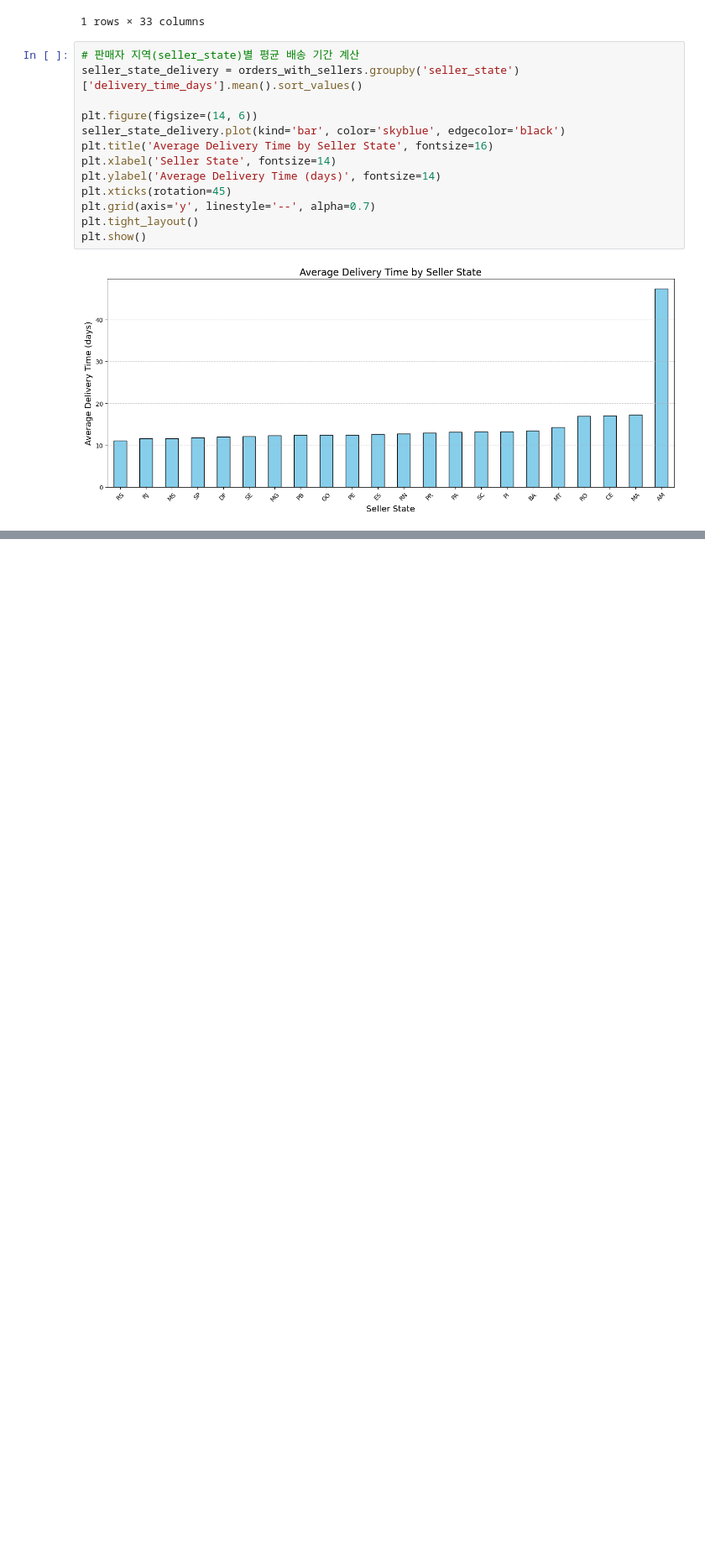
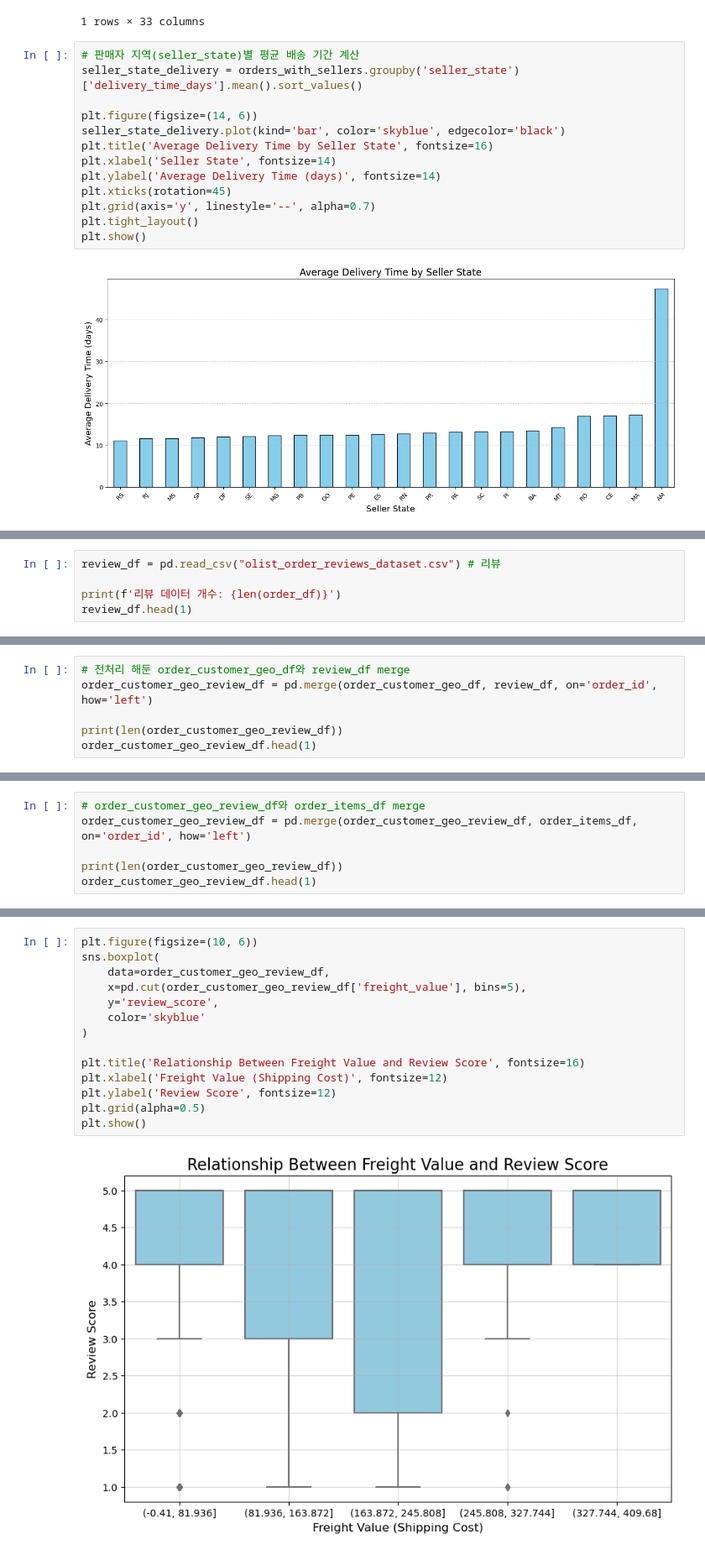
Before and after one commit to yim3001/final-project, a Jupyter notebook: Final_project/Data Preprocessing and visualization.ipynb, the cells around one changed output, grey strips where cells are left out. Shown at 84% size. Drawn from its saved outputs; the diff is of its cells as text; blank space fills up the shorter version.

```diff
--- a/Final_project/Data Preprocessing.ipynb
+++ b/Final_project/Data Preprocessing and visualization.ipynb
@@ -489,0 +492,5 @@ plt.show()
+# %%
+review_df = pd.read_csv("olist_order_reviews_dataset.csv") # 리뷰
+
+print(f'리뷰 데이터 개수: {len(order_df)}')
+review_df.head(1)
@@ -489,0 +501,6 @@ plt.show()
+# %%
+# 전처리 해둔 order_customer_geo_df와 review_df merge
+order_customer_geo_review_df = pd.merge(order_customer_geo_df, review_df, on='order_id', how='left')
+
+print(len(order_customer_geo_review_df))
+order_customer_geo_review_df.head(1)
@@ -489,0 +512,6 @@ plt.show()
+# %%
+# order_customer_geo_review_df와 order_items_df merge
+order_customer_geo_review_df = pd.merge(order_customer_geo_review_df, order_items_df, on='order_id', how='left')
+
+print(len(order_customer_geo_review_df))
+order_customer_geo_review_df.head(1)
@@ -489,0 +554,16 @@ plt.show()
+# %%
+plt.figure(figsize=(10, 6))
+sns.boxplot(
+    data=order_customer_geo_review_df,
+    x=pd.cut(order_customer_geo_review_df['freight_value'], bins=5),
+    y='review_score',
+    color='skyblue'
+)
+
+plt.title('Relationship Between Freight Value and Review Score', fontsize=16)
+plt.xlabel('Freight Value (Shipping Cost)', fontsize=12)
+plt.ylabel('Review Score', fontsize=12)
+plt.grid(alpha=0.5)
+plt.show()
+# %% [output]
+[figure, added]
```
Also changed, not shown: parts of 11 cells of this notebook, 4 other files.
